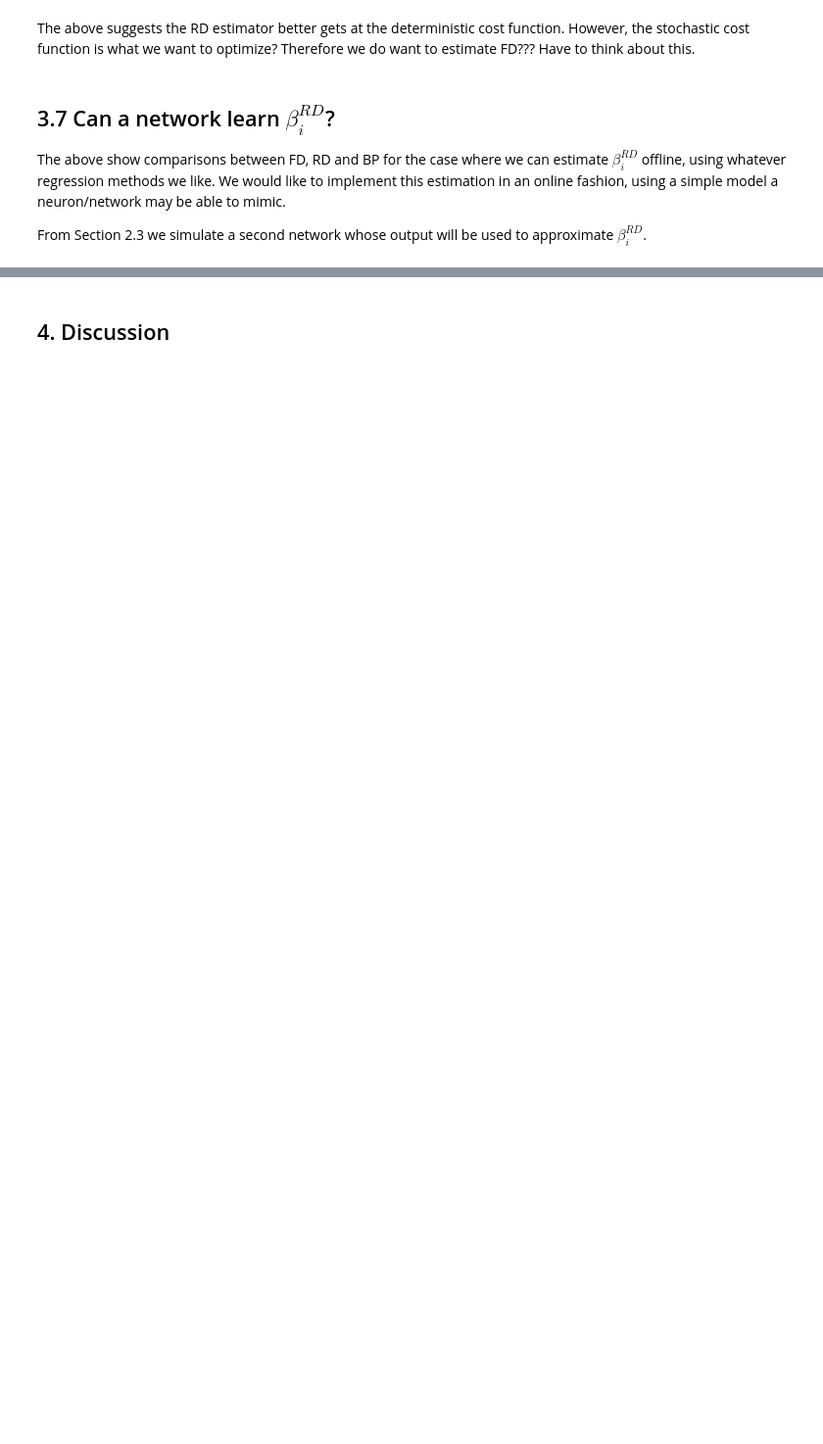
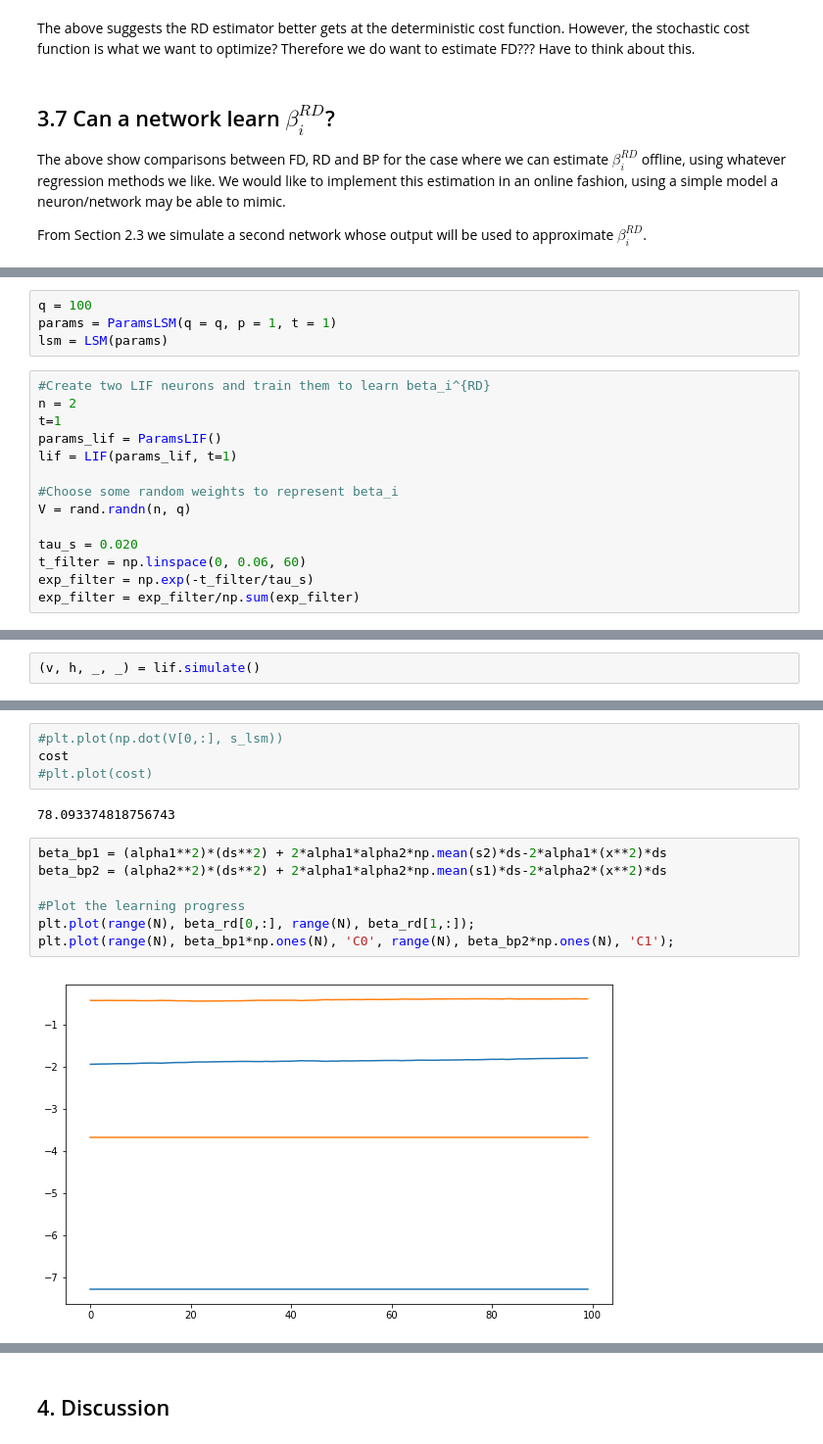
Before and after one commit to benlansdell/rdd, a Jupyter notebook: rdd.ipynb, the cells around one changed output, grey strips where cells are left out. Shown: that part at 98% size. Cells and saved outputs as stored; diff of their text form; blank space fills up the shorter version.

```diff
--- a/rdd.ipynb
+++ b/rdd.ipynb
@@ -1228,0 +1230,18 @@ From Section 2.3 we simulate a second network whose output will be used to appro
+# %%
+q = 100
+params = ParamsLSM(q = q, p = 1, t = 1)
+lsm = LSM(params)
+# %%
+#Create two LIF neurons and train them to learn beta_i^{RD}
+n = 2
+t=1
+params_lif = ParamsLIF()
+lif = LIF(params_lif, t=1)
+
+#Choose some random weights to represent beta_i
+V = rand.randn(n, q)
+
+tau_s = 0.020
+t_filter = np.linspace(0, 0.06, 60)
+exp_filter = np.exp(-t_filter/tau_s)
+exp_filter = exp_filter/np.sum(exp_filter)
@@ -1228,0 +1250,2 @@ From Section 2.3 we simulate a second network whose output will be used to appro
+# %%
+(v, h, _, _) = lif.simulate()
@@ -1228,0 +1297,15 @@ From Section 2.3 we simulate a second network whose output will be used to appro
+# %%
+#plt.plot(np.dot(V[0,:], s_lsm))
+cost
+#plt.plot(cost)
+# %% [output]
+78.093374818756743
+# %%
+beta_bp1 = (alpha1**2)*(ds**2) + 2*alpha1*alpha2*np.mean(s2)*ds-2*alpha1*(x**2)*ds
+beta_bp2 = (alpha2**2)*(ds**2) + 2*alpha1*alpha2*np.mean(s1)*ds-2*alpha2*(x**2)*ds
+
+#Plot the learning progress
+plt.plot(range(N), beta_rd[0,:], range(N), beta_rd[1,:]);
+plt.plot(range(N), beta_bp1*np.ones(N), 'C0', range(N), beta_bp2*np.ones(N), 'C1');
+# %% [output]
+[figure, added]
```
Also changed, not shown: parts of 6 cells of this notebook, 4 other files.
